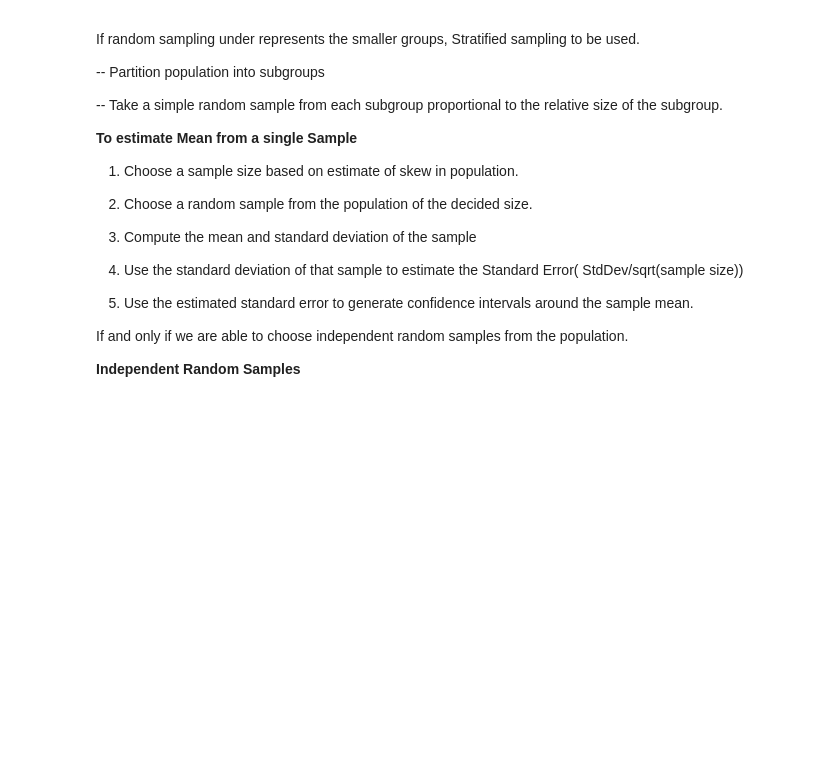
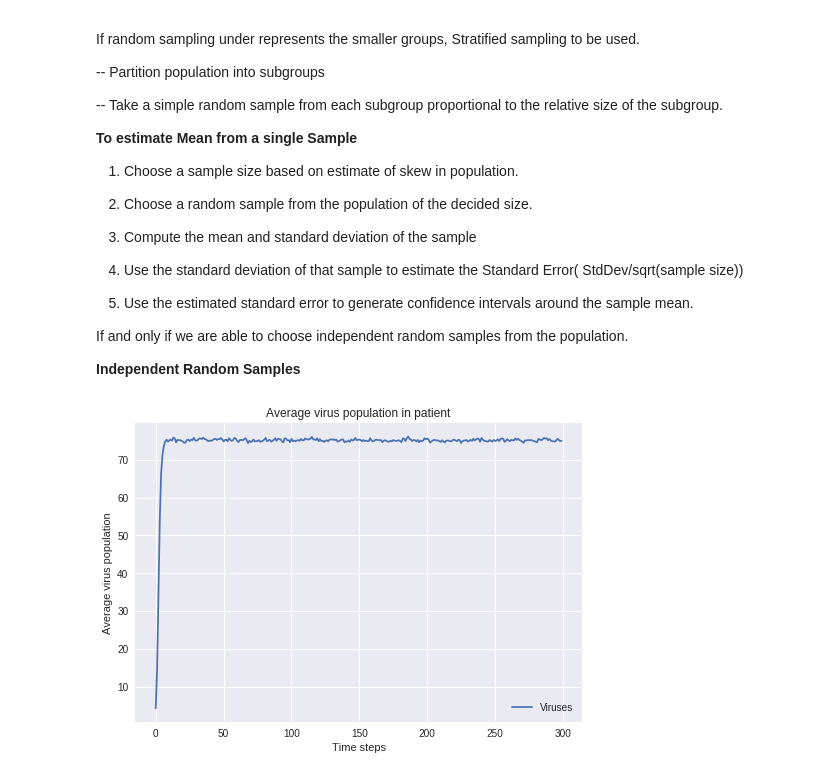
Before and after one commit to rainu1729/data-analysis, a Jupyter notebook: EDXcourse600_2x.ipynb, the cells around one changed output. Drawn from its saved outputs; the diff is of its cells as text; code cells hidden in the pictures; blank space fills up the shorter version.

Commit message:
simulation of patient, virus

```diff
--- a/EDXcourse600_2x.ipynb
+++ b/EDXcourse600_2x.ipynb
@@ -2237,0 +2410,45 @@ If and only if we are able to choose independent random samples from the populat
+# %%
+
+
+import matplotlib.pyplot as plt
+
+def simulationWithoutDrug(numViruses, maxPop, maxBirthProb, clearProb,
+                          numTrials):
+    """
+    Run the simulation and plot the graph for problem 3 (no drugs are used,
+    viruses do not have any drug resistance).
+    For each of numTrials trial, instantiates a patient, runs a simulation
+    for 300 timesteps, and plots the average virus population size as a
+    function of time.
+    numViruses: number of SimpleVirus to create for patient (an integer)
+    maxPop: maximum virus population for patient (an integer)
+    maxBirthProb: Maximum reproduction probability (a float between 0-1)
+    clearProb: Maximum clearance probability (a float between 0-1)
+    numTrials: number of simulation runs to execute (an integer)
+    """
+    virusList = [1] * 300
+    for sim in range(numTrials):
+        viruses = []
+        for virus in range(numViruses):
+            viruses.append(SimpleVirus(maxBirthProb, clearProb))
+
+        virusPop = []
+        patient = Patient(viruses, maxPop)
+        for i in range(300):
+            patient.update()
+            virusPop.append(patient.getTotalPop())
+            virusList[i] += patient.getTotalPop()
+
+
+    avgVirusList = [x / float(numTrials) for x in virusList]
+
+    plt.title('Average virus population in patient')
+    plt.xlabel('Time steps')
+    plt.ylabel('Average virus population')
+    plt.plot(avgVirusList, label = 'Viruses')
+    plt.legend()
+    plt.show()
+# %%
+simulationWithoutDrug(1, 90, 0.8, 0.1, 100)
+# %% [output]
+[figure, added]
```
Also changed, not shown: parts of 2 cells of this notebook.
